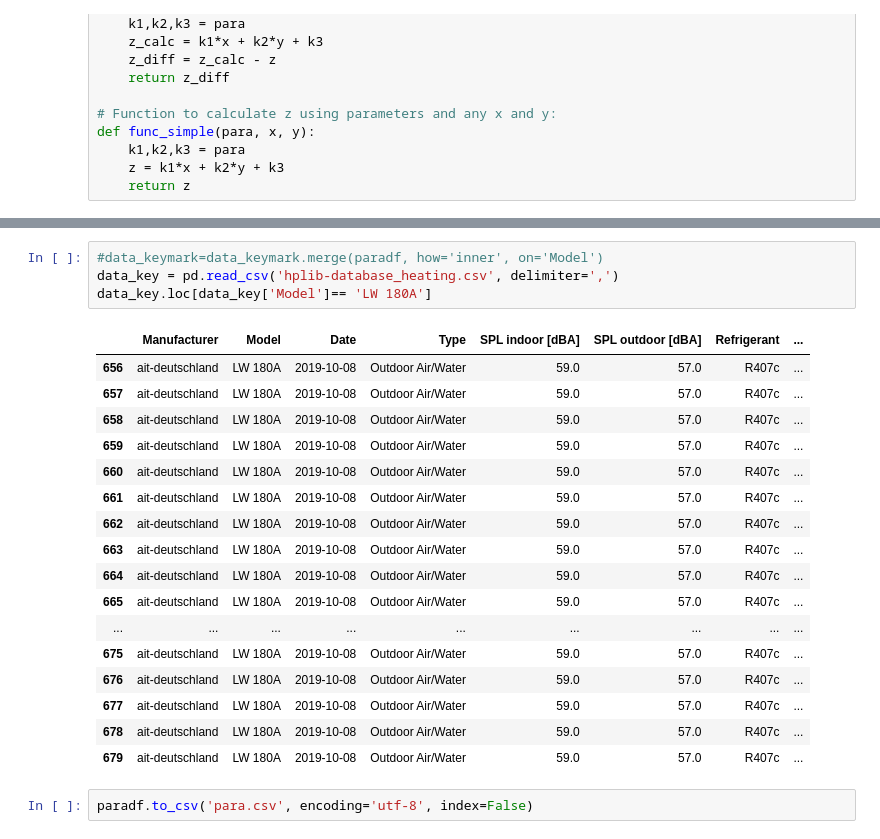
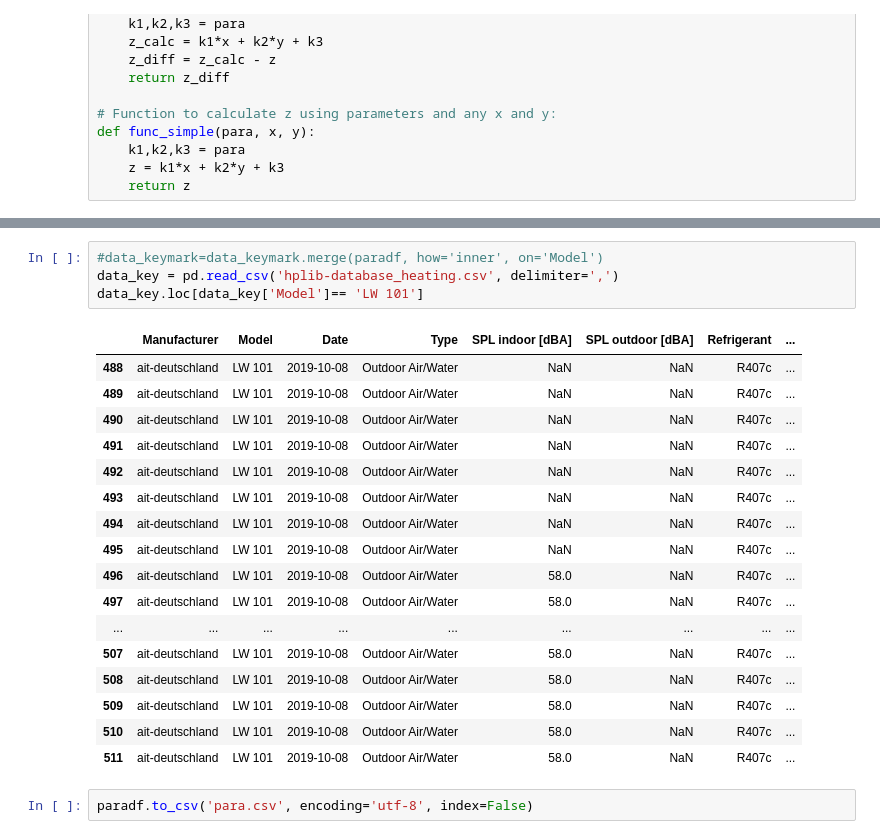
Before and after one commit to FZJ-IEK3-VSA/hplib, a Jupyter notebook: gettingparameters.ipynb, the cells around one changed output, grey strips where cells are left out. Cells and saved outputs as stored; diff of their text form.

```diff
--- a/gettingparameters.ipynb
+++ b/gettingparameters.ipynb
@@ -369,24 +334,24 @@ _ = ax.set_ylabel('outlet Temperature in °C')
 # %%
 #data_keymark=data_keymark.merge(paradf, how='inner', on='Model')
 data_key = pd.read_csv('hplib-database_heating.csv', delimiter=',')
-data_key.loc[data_key['Model']== 'LW 180A']
+data_key.loc[data_key['Model']== 'LW 101']
 # %% [output]
 |  | Manufacturer | Model | Date | Type | SPL indoor [dBA] | SPL outdoor [dBA] | Refrigerant | ... |
-| 656 | ait-deutschland | LW 180A | 2019-10-08 | Outdoor Air/Water | 59.0 | 57.0 | R407c | ... |
-| 657 | ait-deutschland | LW 180A | 2019-10-08 | Outdoor Air/Water | 59.0 | 57.0 | R407c | ... |
-| 658 | ait-deutschland | LW 180A | 2019-10-08 | Outdoor Air/Water | 59.0 | 57.0 | R407c | ... |
-| 659 | ait-deutschland | LW 180A | 2019-10-08 | Outdoor Air/Water | 59.0 | 57.0 | R407c | ... |
-| 660 | ait-deutschland | LW 180A | 2019-10-08 | Outdoor Air/Water | 59.0 | 57.0 | R407c | ... |
-| 661 | ait-deutschland | LW 180A | 2019-10-08 | Outdoor Air/Water | 59.0 | 57.0 | R407c | ... |
-| 662 | ait-deutschland | LW 180A | 2019-10-08 | Outdoor Air/Water | 59.0 | 57.0 | R407c | ... |
-| 663 | ait-deutschland | LW 180A | 2019-10-08 | Outdoor Air/Water | 59.0 | 57.0 | R407c | ... |
-| 664 | ait-deutschland | LW 180A | 2019-10-08 | Outdoor Air/Water | 59.0 | 57.0 | R407c | ... |
-| 665 | ait-deutschland | LW 180A | 2019-10-08 | Outdoor Air/Water | 59.0 | 57.0 | R407c | ... |
+| 488 | ait-deutschland | LW 101 | 2019-10-08 | Outdoor Air/Water | NaN | NaN | R407c | ... |
+| 489 | ait-deutschland | LW 101 | 2019-10-08 | Outdoor Air/Water | NaN | NaN | R407c | ... |
+| 490 | ait-deutschland | LW 101 | 2019-10-08 | Outdoor Air/Water | NaN | NaN | R407c | ... |
+| 491 | ait-deutschland | LW 101 | 2019-10-08 | Outdoor Air/Water | NaN | NaN | R407c | ... |
+| 492 | ait-deutschland | LW 101 | 2019-10-08 | Outdoor Air/Water | NaN | NaN | R407c | ... |
+| 493 | ait-deutschland | LW 101 | 2019-10-08 | Outdoor Air/Water | NaN | NaN | R407c | ... |
+| 494 | ait-deutschland | LW 101 | 2019-10-08 | Outdoor Air/Water | NaN | NaN | R407c | ... |
+| 495 | ait-deutschland | LW 101 | 2019-10-08 | Outdoor Air/Water | NaN | NaN | R407c | ... |
+| 496 | ait-deutschland | LW 101 | 2019-10-08 | Outdoor Air/Water | 58.0 | NaN | R407c | ... |
+| 497 | ait-deutschland | LW 101 | 2019-10-08 | Outdoor Air/Water | 58.0 | NaN | R407c | ... |
 | ... | ... | ... | ... | ... | ... | ... | ... | ... |
-| 675 | ait-deutschland | LW 180A | 2019-10-08 | Outdoor Air/Water | 59.0 | 57.0 | R407c | ... |
-| 676 | ait-deutschland | LW 180A | 2019-10-08 | Outdoor Air/Water | 59.0 | 57.0 | R407c | ... |
-| 677 | ait-deutschland | LW 180A | 2019-10-08 | Outdoor Air/Water | 59.0 | 57.0 | R407c | ... |
-| 678 | ait-deutschland | LW 180A | 2019-10-08 | Outdoor Air/Water | 59.0 | 57.0 | R407c | ... |
-| 679 | ait-deutschland | LW 180A | 2019-10-08 | Outdoor Air/Water | 59.0 | 57.0 | R407c | ... |
+| 507 | ait-deutschland | LW 101 | 2019-10-08 | Outdoor Air/Water | 58.0 | NaN | R407c | ... |
+| 508 | ait-deutschland | LW 101 | 2019-10-08 | Outdoor Air/Water | 58.0 | NaN | R407c | ... |
+| 509 | ait-deutschland | LW 101 | 2019-10-08 | Outdoor Air/Water | 58.0 | NaN | R407c | ... |
+| 510 | ait-deutschland | LW 101 | 2019-10-08 | Outdoor Air/Water | 58.0 | NaN | R407c | ... |
+| 511 | ait-deutschland | LW 101 | 2019-10-08 | Outdoor Air/Water | 58.0 | NaN | R407c | ... |
 # %%
 paradf.to_csv('para.csv', encoding='utf-8', index=False)
```
Also changed, not shown: parts of 12 cells of this notebook.
